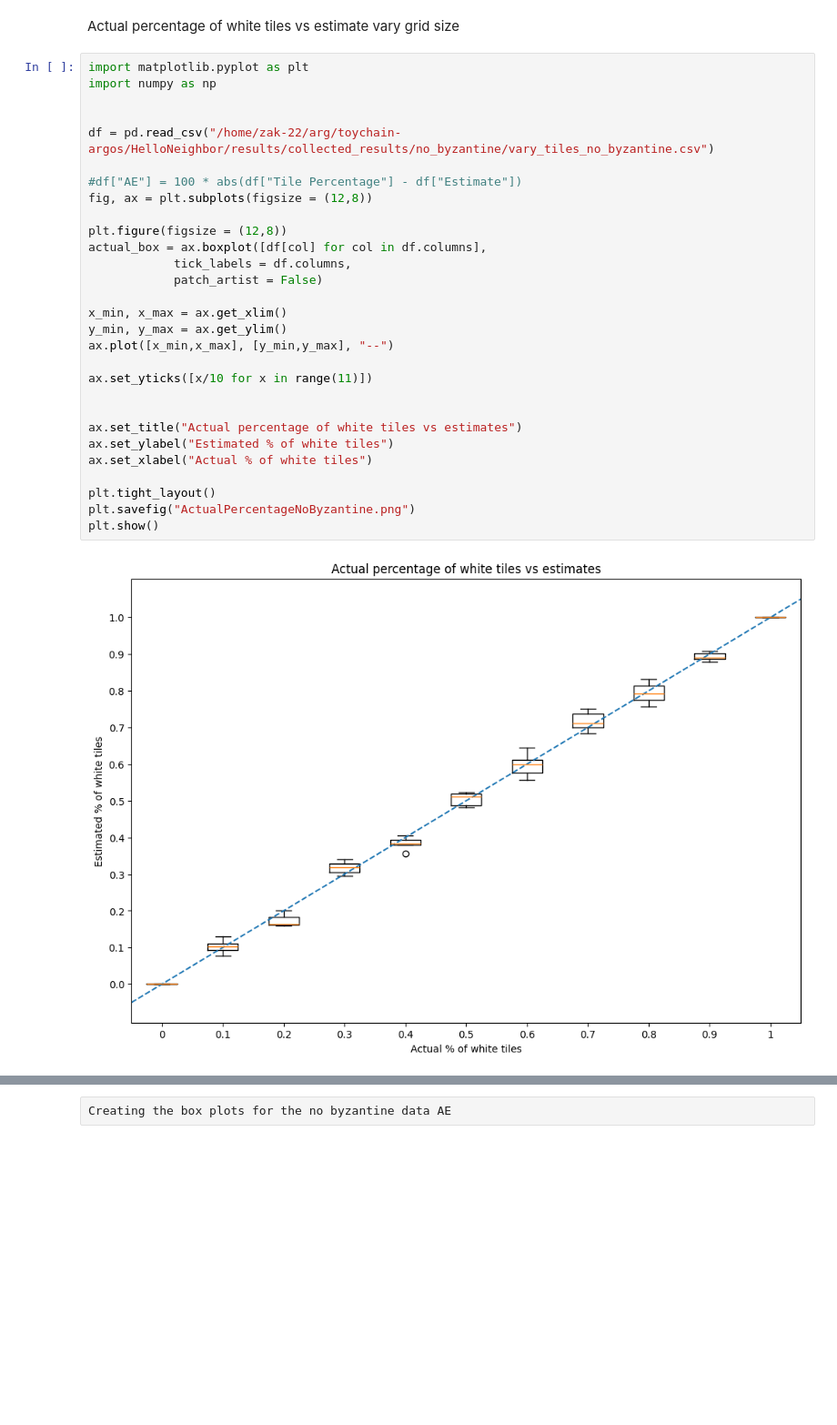
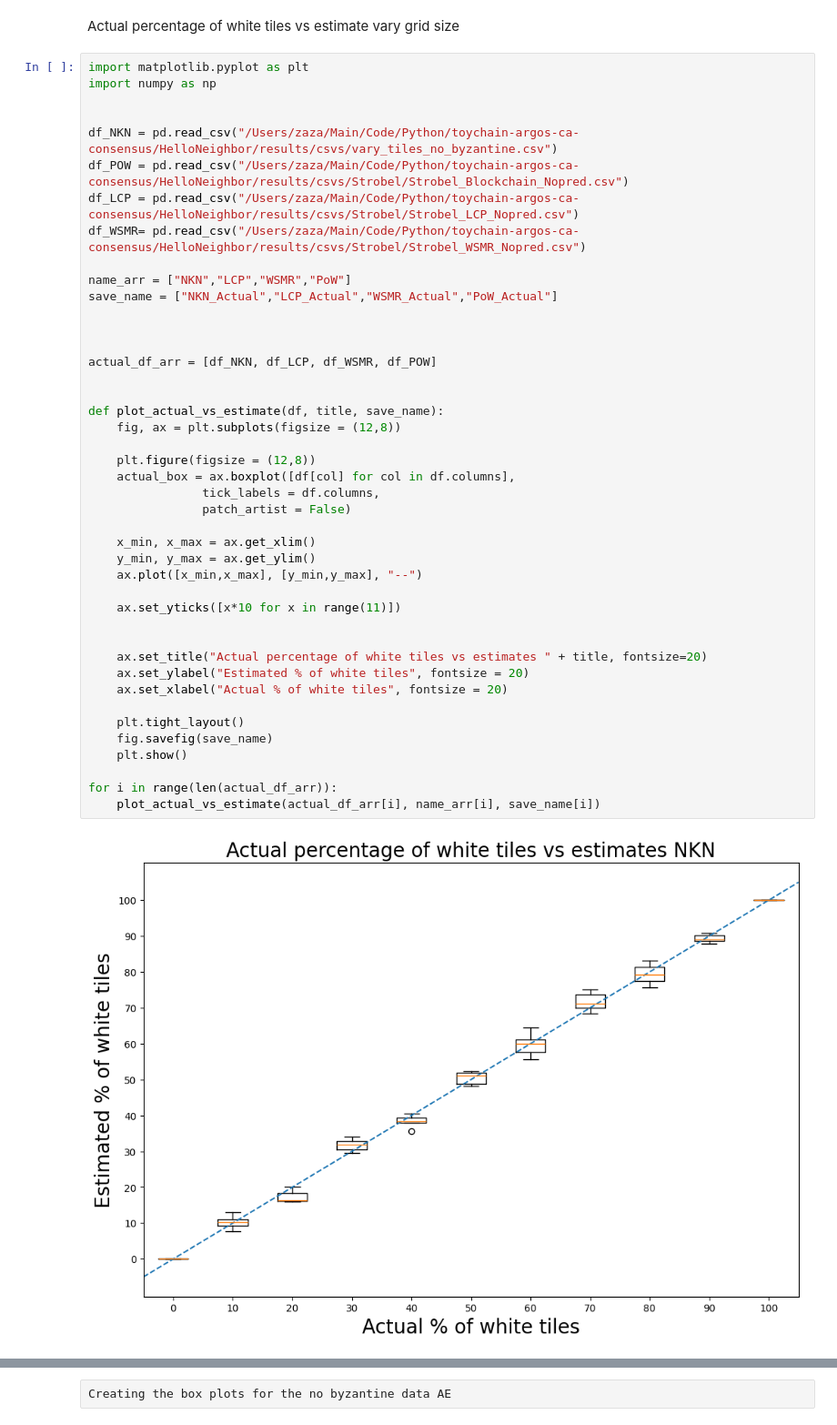
Before and after one commit to ZHolOnGit/toychain-argos-ca-consensus, a Jupyter notebook: HelloNeighbor/results/Plotter.ipynb, the cells around one changed output, grey strips where cells are left out. Shown at 91% size. Drawn from its saved outputs; the diff is of its cells as text; blank space fills up the shorter version.

```diff
--- a/HelloNeighbor/results/Plotter.ipynb
+++ b/HelloNeighbor/results/Plotter.ipynb
@@ -112,32 +146,46 @@ Actual percentage of white tiles vs estimate vary grid size
 # %%
 import matplotlib.pyplot as plt
 import numpy as np
 
 
-df = pd.read_csv("/home/zak-22/arg/toychain-argos/HelloNeighbor/results/collected_results/no_byzantine/vary_tiles_no_byzantine.csv")
+df_NKN = pd.read_csv("/Users/zaza/Main/Code/Python/toychain-argos-ca-consensus/HelloNeighbor/results/csvs/vary_tiles_no_byzantine.csv")
+df_POW = pd.read_csv("/Users/zaza/Main/Code/Python/toychain-argos-ca-consensus/HelloNeighbor/results/csvs/Strobel/Strobel_Blockchain_Nopred.csv")
+df_LCP = pd.read_csv("/Users/zaza/Main/Code/Python/toychain-argos-ca-consensus/HelloNeighbor/results/csvs/Strobel/Strobel_LCP_Nopred.csv")
+df_WSMR= pd.read_csv("/Users/zaza/Main/Code/Python/toychain-argos-ca-consensus/HelloNeighbor/results/csvs/Strobel/Strobel_WSMR_Nopred.csv")
 
-#df["AE"] = 100 * abs(df["Tile Percentage"] - df["Estimate"])
-fig, ax = plt.subplots(figsize = (12,8))
-
-plt.figure(figsize = (12,8))
-actual_box = ax.boxplot([df[col] for col in df.columns],
-            tick_labels = df.columns,
-            patch_artist = False)
-
-x_min, x_max = ax.get_xlim()
-y_min, y_max = ax.get_ylim()
-ax.plot([x_min,x_max], [y_min,y_max], "--")
-
-ax.set_yticks([x/10 for x in range(11)])
+name_arr = ["NKN","LCP","WSMR","PoW"]
+save_name = ["NKN_Actual","LCP_Actual","WSMR_Actual","PoW_Actual"]
 
 
-ax.set_title("Actual percentage of white tiles vs estimates")
-ax.set_ylabel("Estimated % of white tiles")
-ax.set_xlabel("Actual % of white tiles")
 
-plt.tight_layout()
-plt.savefig("ActualPercentageNoByzantine.png")
-plt.show()
+actual_df_arr = [df_NKN, df_LCP, df_WSMR, df_POW]
+
+
+def plot_actual_vs_estimate(df, title, save_name):
+    fig, ax = plt.subplots(figsize = (12,8))
+
+    plt.figure(figsize = (12,8))
+    actual_box = ax.boxplot([df[col] for col in df.columns],
+                tick_labels = df.columns,
+                patch_artist = False)
+
+    x_min, x_max = ax.get_xlim()
+    y_min, y_max = ax.get_ylim()
+    ax.plot([x_min,x_max], [y_min,y_max], "--")
+
+    ax.set_yticks([x*10 for x in range(11)])
+
+
+    ax.set_title("Actual percentage of white tiles vs estimates " + title, fontsize=20)
+    ax.set_ylabel("Estimated % of white tiles", fontsize = 20)
+    ax.set_xlabel("Actual % of white tiles", fontsize = 20)
+
+    plt.tight_layout()
+    fig.savefig(save_name)
+    plt.show()
+
+for i in range(len(actual_df_arr)):
+    plot_actual_vs_estimate(actual_df_arr[i], name_arr[i], save_name[i])
 # %% [output]
-[figure, old version]
+[figure, new version]
 <Figure size 1200x800 with 0 Axes>
```
Also changed, not shown: parts of 15 cells of this notebook, 57 other files.
